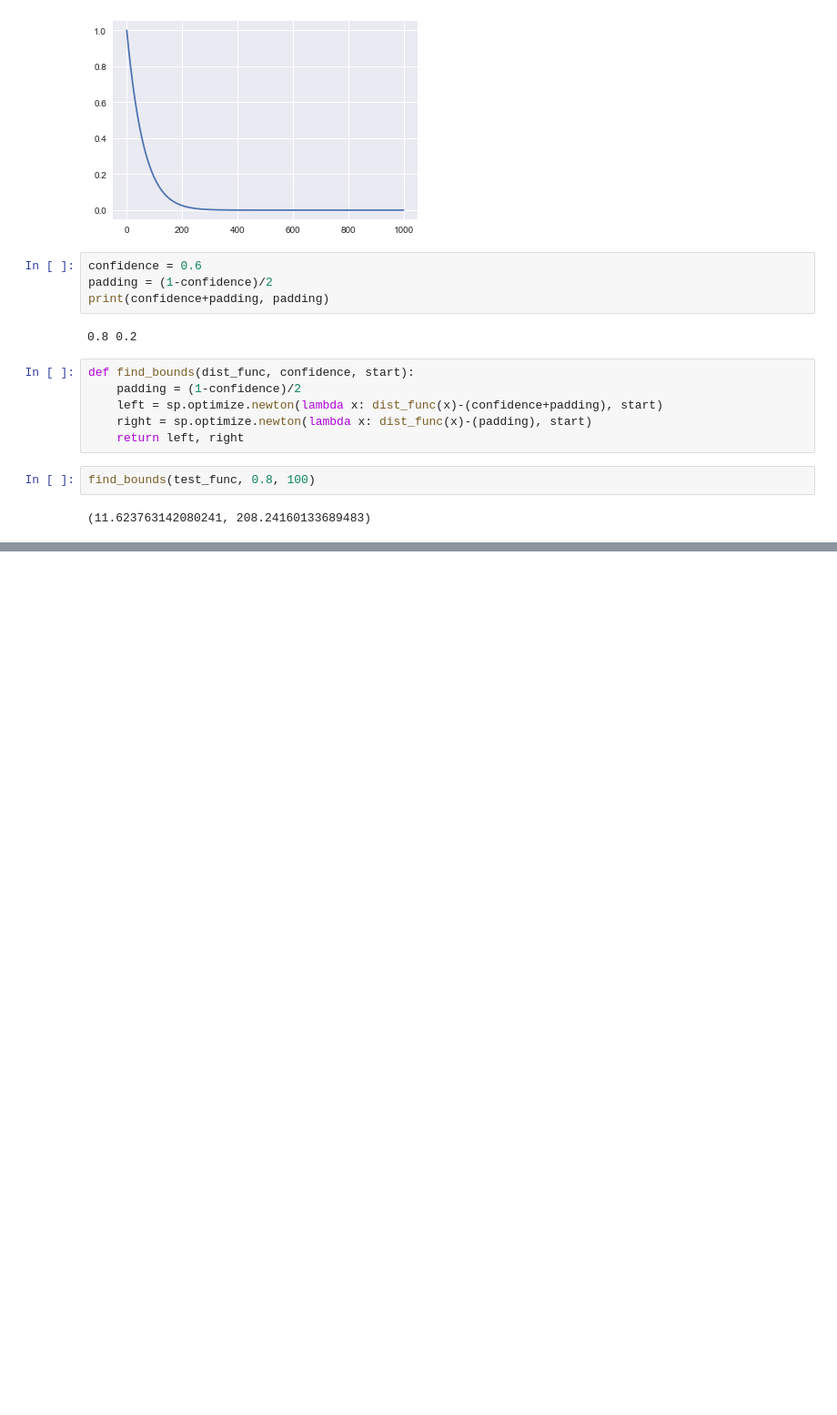
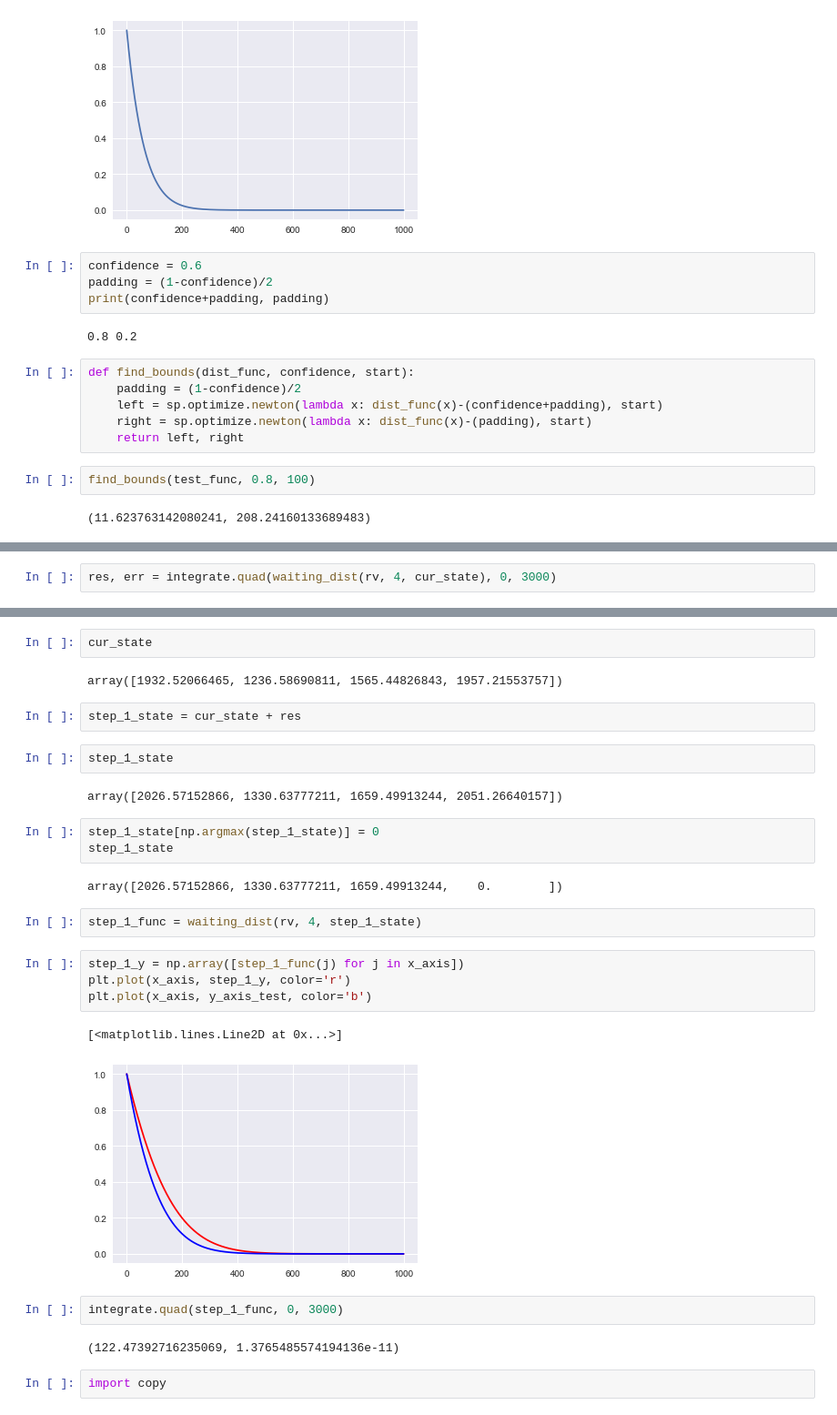
Before and after one commit to MakeFang/WinterIntensive, a Jupyter notebook: jupyternotebook/waiting_time_estimation.ipynb, the cells around one changed output, grey strips where cells are left out. Shown: that part at 91% size. Saved outputs shown, nothing was run; the diff lists cells and outputs as text; blank space fills up the shorter version.

```diff
--- a/jupyternotebook/waiting_time_estimation.ipynb
+++ b/jupyternotebook/waiting_time_estimation.ipynb
@@ -179,0 +204,2 @@ find_bounds(test_func, 0.8, 100)
+# %%
+res, err = integrate.quad(waiting_dist(rv, 4, cur_state), 0, 3000)
@@ -179,0 +216,30 @@ find_bounds(test_func, 0.8, 100)
+# %%
+cur_state
+# %% [output]
+array([1932.52066465, 1236.58690811, 1565.44826843, 1957.21553757])
+# %%
+step_1_state = cur_state + res
+# %%
+step_1_state
+# %% [output]
+array([2026.57152866, 1330.63777211, 1659.49913244, 2051.26640157])
+# %%
+step_1_state[np.argmax(step_1_state)] = 0
+step_1_state
+# %% [output]
+array([2026.57152866, 1330.63777211, 1659.49913244,    0.        ])
+# %%
+step_1_func = waiting_dist(rv, 4, step_1_state)
+# %%
+step_1_y = np.array([step_1_func(j) for j in x_axis])
+plt.plot(x_axis, step_1_y, color='r')
+plt.plot(x_axis, y_axis_test, color='b')
+# %% [output]
+[<matplotlib.lines.Line2D at 0x...>]
+[figure, added]
+# %%
+integrate.quad(step_1_func, 0, 3000)
+# %% [output]
+(122.47392716235069, 1.3765485574194136e-11)
+# %%
+import copy
```
Also changed, not shown: parts of 21 cells of this notebook, 5 other files.
